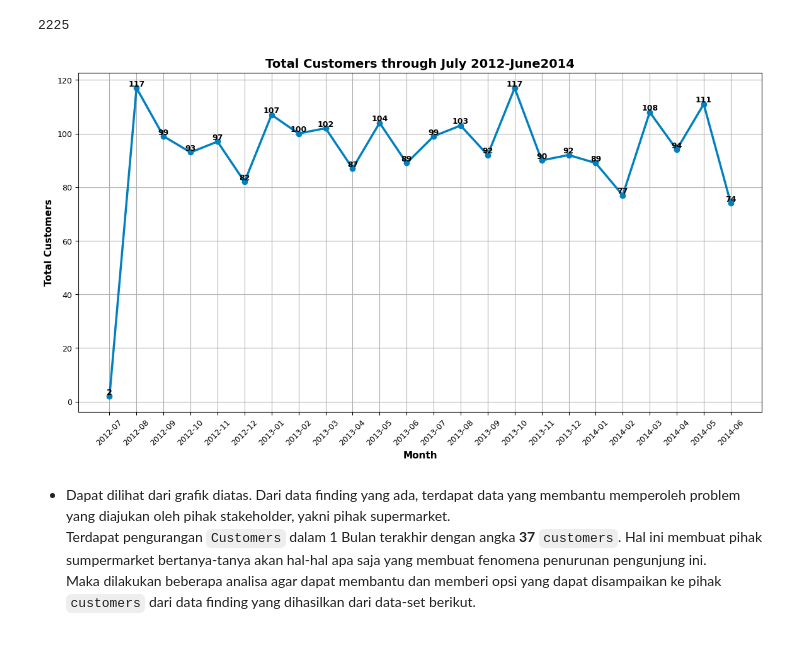
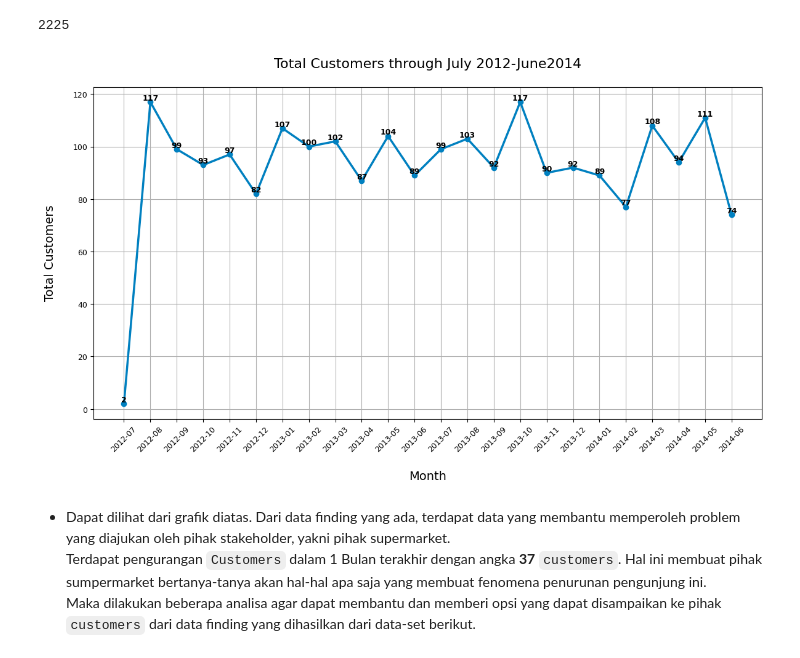
Before and after one commit to axelkud/Capstone-Project-2, a Jupyter notebook: full.ipynb, the cells around one changed output. Drawn from its saved outputs; the diff is of its cells as text; code cells hidden in the pictures.

```diff
--- a/full.ipynb
+++ b/full.ipynb
@@ -648,19 +648,19 @@ customersum.values.sum()
 # %%
 plt.figure(figsize=(14, 7))
 plt.plot(customersum.index, customersum.values, marker='o', color='#0080C0', linewidth=2.5)
-plt.xlabel('Month', fontsize=11, fontweight='bold')
-plt.ylabel('Total Customers', fontsize=11, fontweight='bold')
-plt.title('Total Customers through July 2012-June2014', fontsize=14, fontweight='bold')
+plt.xlabel('\nMonth', fontsize=14)
+plt.ylabel('Total Customers\n', fontsize=14)
+plt.title('Total Customers through July 2012-June2014\n', fontsize=16)
 plt.xticks(rotation=45, fontsize=9)
 plt.yticks(fontsize=9)
 plt.grid()
 
 for i in range(len(customersum)):
     plt.text(customersum.index[i], customersum.values[i], str(customersum.values[i]), ha='center', va='bottom', fontsize=9,fontweight='bold')
 
 plt.show()
 # %% [output]
-[figure, old version]
+[figure, new version]
 # %% [markdown]
 - Dapat dilihat dari grafik diatas.
 Dari data finding yang ada, terdapat data yang membantu memperoleh problem yang diajukan oleh pihak stakeholder, yakni pihak supermarket.<br>
```
